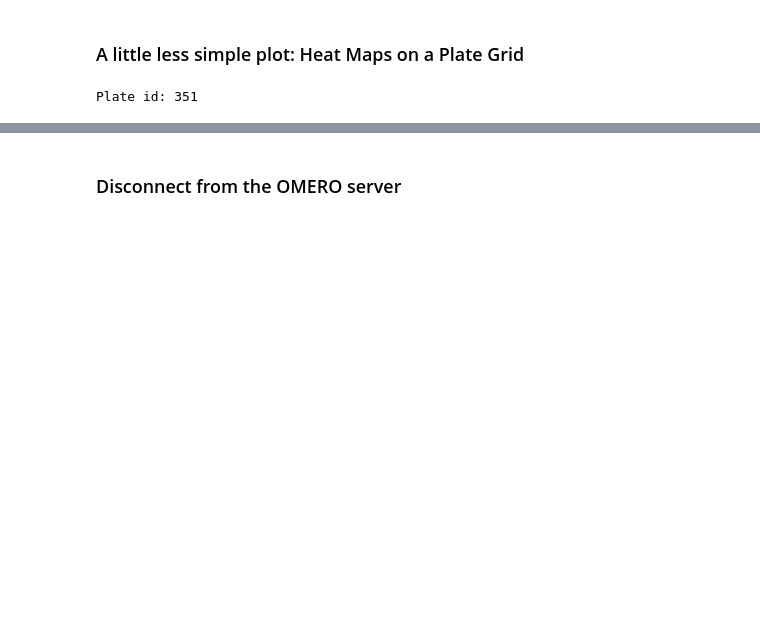
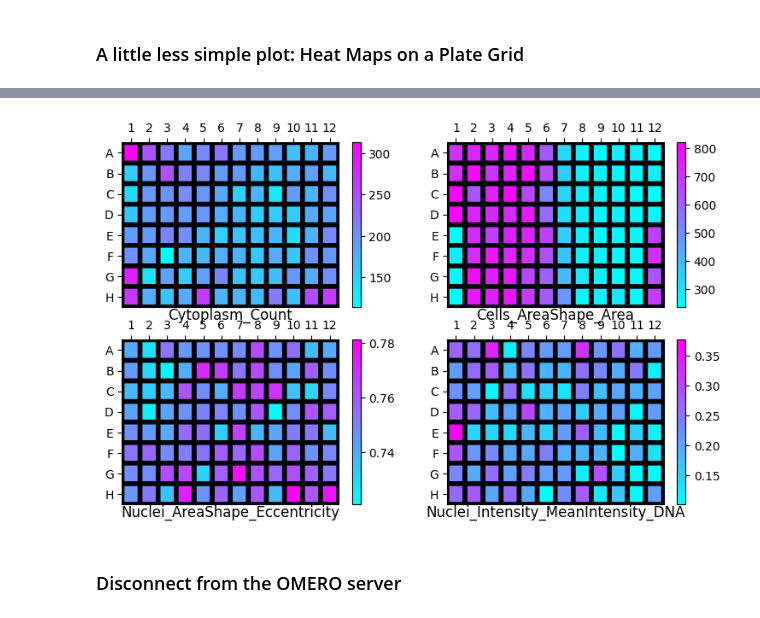
Before and after one commit to glencoesoftware/webinar-notebooks, a Jupyter notebook: 1. Plotting.ipynb, the cells around one changed output, grey strips where cells are left out. Drawn from its saved outputs; the diff is of its cells as text; code cells hidden in the pictures; blank space fills up the shorter version.

```diff
--- a/1. Plotting.ipynb
+++ b/1. Plotting.ipynb
@@ -117,15 +106,15 @@ plt.show()
 # %%
 matplotlib.rcParams['figure.figsize'] = (9.0, 5.5)
 # Create plate_layout object (Image ID to Row-Column map)
-plate_id = raw_input("Plate id: ")
+plate_id = input("Plate id: ")
 plate_layout = gs_analytics.get_plate_layout(conn, plate_id)
 # Read in columns from the OMERO.table
 selected_column_names = [
-    'Metadata_SBS_Doses',
-    'Mean_PropCells_AreaShape_Area',
-    'Mean_Nuclei_AreaShape_Eccentricity',
-    'Mean_Nuclei_Intensity_MeanIntensity_rawGFP',
-    'Image']
+    'Cytoplasm_Count',
+    'Cells_AreaShape_Area',
+    'Nuclei_AreaShape_Eccentricity',
+    'Nuclei_Intensity_MeanIntensity_DNA',
+    'Well']
 selected_columns = [
     column_names.index(column_name) for
     column_name in selected_column_names]
@@ -143,4 +132,3 @@ for index in range(4):
     plt.colorbar(im)
 plt.show()
 # %% [output]
-Plate id: 351
@@ -149,3 +135,4 @@ Plate id: 351
+[figure, added]
 # %% [markdown]
 ### Disconnect from the OMERO server
 # %%
```
Also changed, not shown: parts of 9 cells of this notebook, 5 other files.
